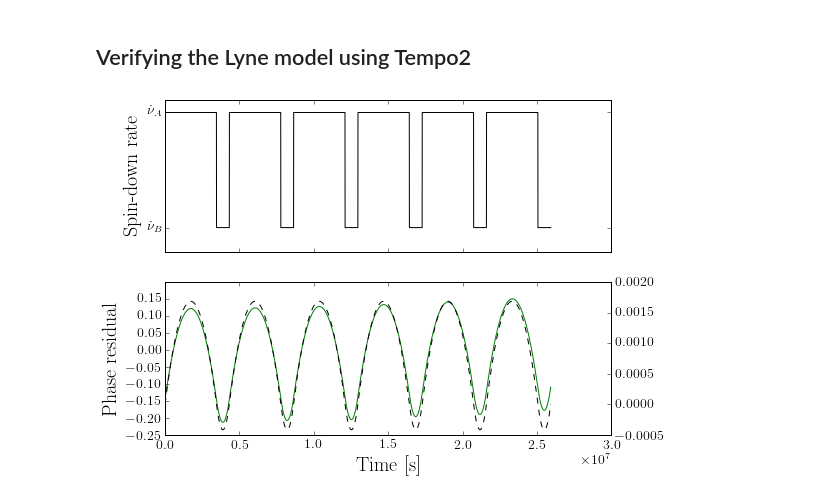
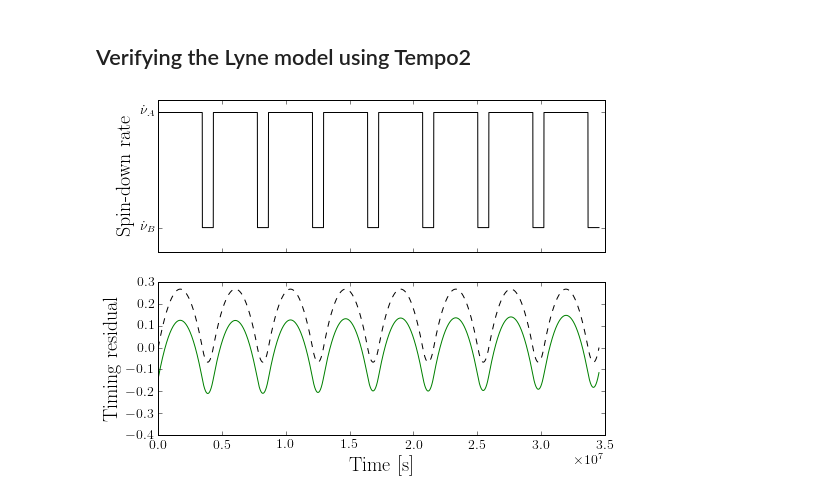
Before and after one commit to GregoryAshton/neutron_star_modelling, a Jupyter notebook: LyneSwitchingAnalytic/VerifyingAnalyticLyne_UsingTempo2.ipynb, the cells around one changed output. Drawn from its saved outputs; the diff is of its cells as text; code cells hidden in the pictures.

```diff
--- a/LyneSwitchingAnalytic/VerifyingAnalyticLyne_UsingTempo2.ipynb
+++ b/LyneSwitchingAnalytic/VerifyingAnalyticLyne_UsingTempo2.ipynb
@@ -22,7 +22,7 @@ tB = 10*86400.
 F1A = -1.0e-15
 F1B = -1.9e-15
 F0_init = 1e-3
-Tobs = 300*86400
+Tobs = 400*86400
 
 # Generate the Switching
 time, F1 = PRT.get_F1_LYNE(Tobs=Tobs, tA=tA, tB=tB, F1A=F1A, F1B=F1B, D=0.0, N=10000)
@@ -38,34 +38,35 @@ ax1.plot(time, F1)
 ax1.set_ylabel(r"Spin-down rate", rotation="vertical")
 ax1.set_xticklabels([])
 ax1.set_yticks([F1A, F1B])
 ax1.set_yticklabels([r"$\dot{\nu}_{A}$", r"$\dot{\nu}_{B}$"])
 ax1.set_ylim(1.1*min(F1B, F1A), 0.9*max(F1A, F1B))
 
 
 ax2.plot(time_Tempo, residuals_Tempo, "g", label="Tempo method")
 
 
 # Analytic calculation
 dFdot_total = abs(F1A - F1B)
 def DeltaPhi(t, dFdot_total, T, R):
     t = np.mod(t, T)
     if t < R * T:
         x1 = (1-R) * t * (t - R*T)
     if t >= R*T:
         x1 = R * (T - t) * (t - R*T)
 
     return -1 * np.pi * dFdot_total * x1
+
 T = tA + tB
 R = tA/T
 DeltaPhi_list = [DeltaPhi(t, dFdot_total, T, R) for t in time]
+timing_residual = DeltaPhi_list * (1.0/F0) / (2*np.pi)
 
-ax3 = ax2.twinx()
-ax3.plot(time, DeltaPhi_list, ls="--", label="Analytic")
+ax2.plot(time, timing_residual, ls="--", label="Analytic")
 
-ax2.set_ylabel(r"Phase residual")
+ax2.set_ylabel(r"Timing residual")
 ax2.set_xlabel(r"Time [s]")
 ax2.set_yticks(ax2.get_yticks()[0:-1])
 
 plt.show()
 # %% [output]
-[figure, old version]
+[figure, new version]
```
Also changed, not shown: 4 other files.
